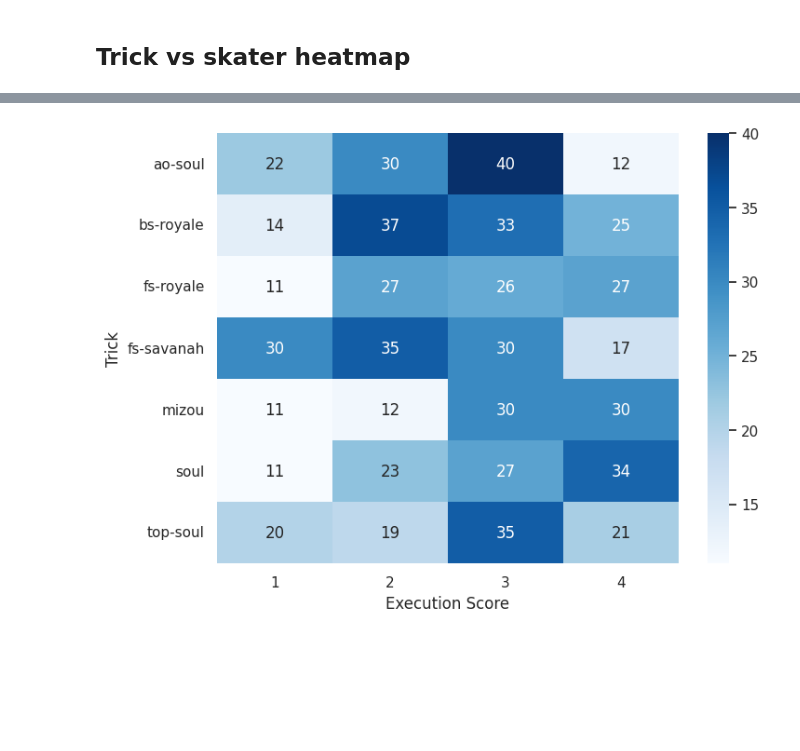
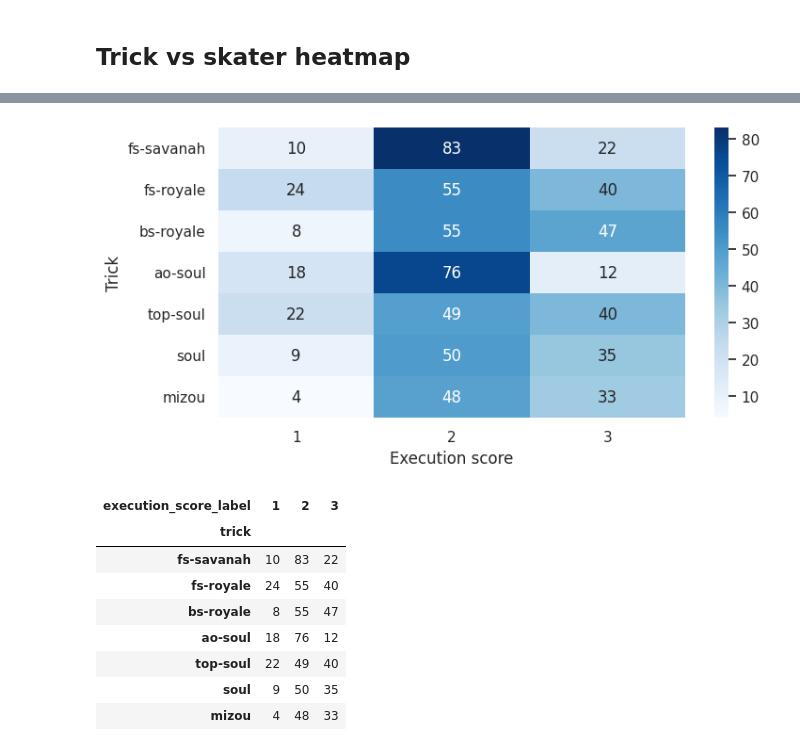
Before and after one commit to h2bc/aitraf, a Jupyter notebook: notebooks/7-dataset-stats.ipynb, the cells around one changed output, grey strips where cells are left out. Saved outputs shown, nothing was run; the diff lists cells and outputs as text; code cells hidden in the pictures; blank space fills up the shorter version.

```diff
--- a/notebooks/7-dataset-stats.ipynb
+++ b/notebooks/7-dataset-stats.ipynb
@@ -3,16 +3,28 @@
 # %%
 from pathlib import Path
+import re
 
 import matplotlib.pyplot as plt
 import pandas as pd
 import seaborn as sns
+from IPython.display import display
 
-from aitraf.data_ops.schema import LabelsSchema
 
-PROJECT_ROOT = Path("..").resolve()
+def find_repo_root(start: Path) -> Path:
+    for candidate in (start, *start.parents):
+        if (candidate / "data").exists() and (candidate / "src").exists():
+            return candidate
+    raise FileNotFoundError("Could not find repo root containing data/ and src/.")
+
+
+PROJECT_ROOT = find_repo_root(Path.cwd().resolve())
 DATA_DIR = PROJECT_ROOT / "data"
 LABELS_PATH = DATA_DIR / "labels.jsonl"
 PLOTS_DIR = PROJECT_ROOT / "notebooks" / "data" / "dataset-stats"
 
+LABEL_COLUMNS = ["trick", "execution_score", "key_foot", "person"]
+AMBIGUITY_COLUMNS = ["ambiguous_score", "ambiguous_trick"]
+
 PLOTS_DIR.mkdir(parents=True, exist_ok=True)
 sns.set_theme(style="whitegrid")
+pd.set_option("display.max_columns", 50)
@@ -33,5 +30,0 @@ labels_df.head()
-# %%
-def save_plot(fig, name):
-    path = PLOTS_DIR / f"{name}.png"
-    fig.savefig(path, dpi=150, bbox_inches="tight")
-    return path
@@ -115,16 +357,25 @@ plt.show()
 # %%
-heatmap_df = (
-    labels_df
-    .groupby(["trick", "execution_score"])
-    .size()
-    .reset_index(name="count")
-)
-heatmap_pivot = heatmap_df.pivot(index="trick", columns="execution_score", values="count").fillna(0)
-fig, ax = plt.subplots(figsize=(8, 6))
-sns.heatmap(heatmap_pivot, annot=True, fmt=".0f", cmap="Blues", ax=ax)
-ax.set_xlabel("Execution Score")
+trick_score_counts = pd.crosstab(
+    score_labels_df["trick"],
+    score_labels_df["execution_score_label"],
+).reindex(index=trick_order, columns=rating_order, fill_value=0)
+
+fig, ax = plt.subplots(figsize=(8, max(4, len(trick_score_counts) * 0.45)))
+sns.heatmap(trick_score_counts, annot=True, fmt=".0f", cmap="Blues", ax=ax)
+ax.set_xlabel("Execution score")
 ax.set_ylabel("Trick")
 save_plot(fig, "trick_execution_score_heatmap")
 plt.show()
+
+display(trick_score_counts)
 # %% [output]
-[figure, old version]
+[figure, new version]
+| execution_score_label | 1 | 2 | 3 |
+| trick |  |  |  |
+| fs-savanah | 10 | 83 | 22 |
+| fs-royale | 24 | 55 | 40 |
+| bs-royale | 8 | 55 | 47 |
+| ao-soul | 18 | 76 | 12 |
+| top-soul | 22 | 49 | 40 |
+| soul | 9 | 50 | 35 |
+| mizou | 4 | 48 | 33 |
```
Also changed, not shown: parts of 20 cells of this notebook, 26 other files.
